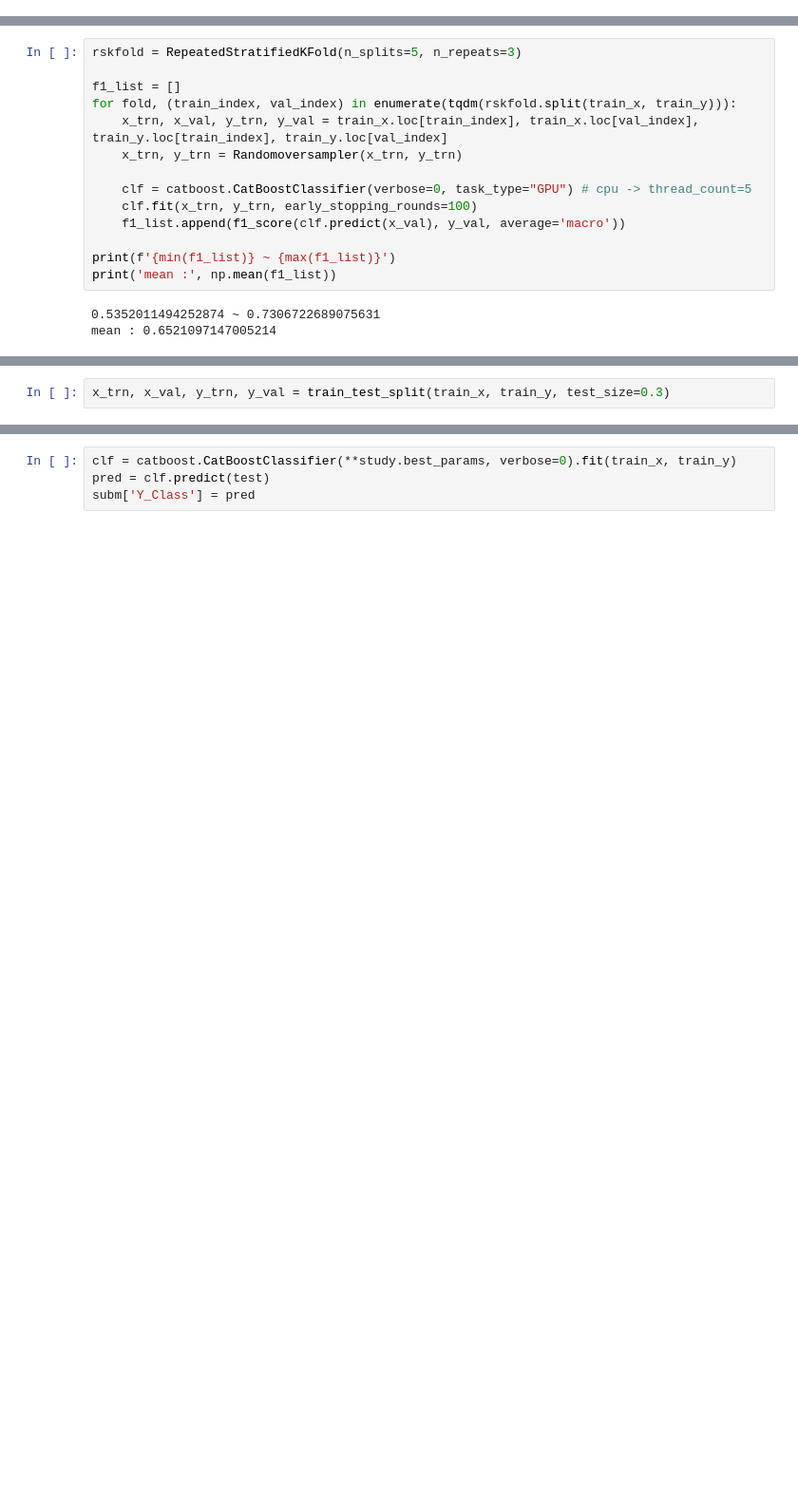
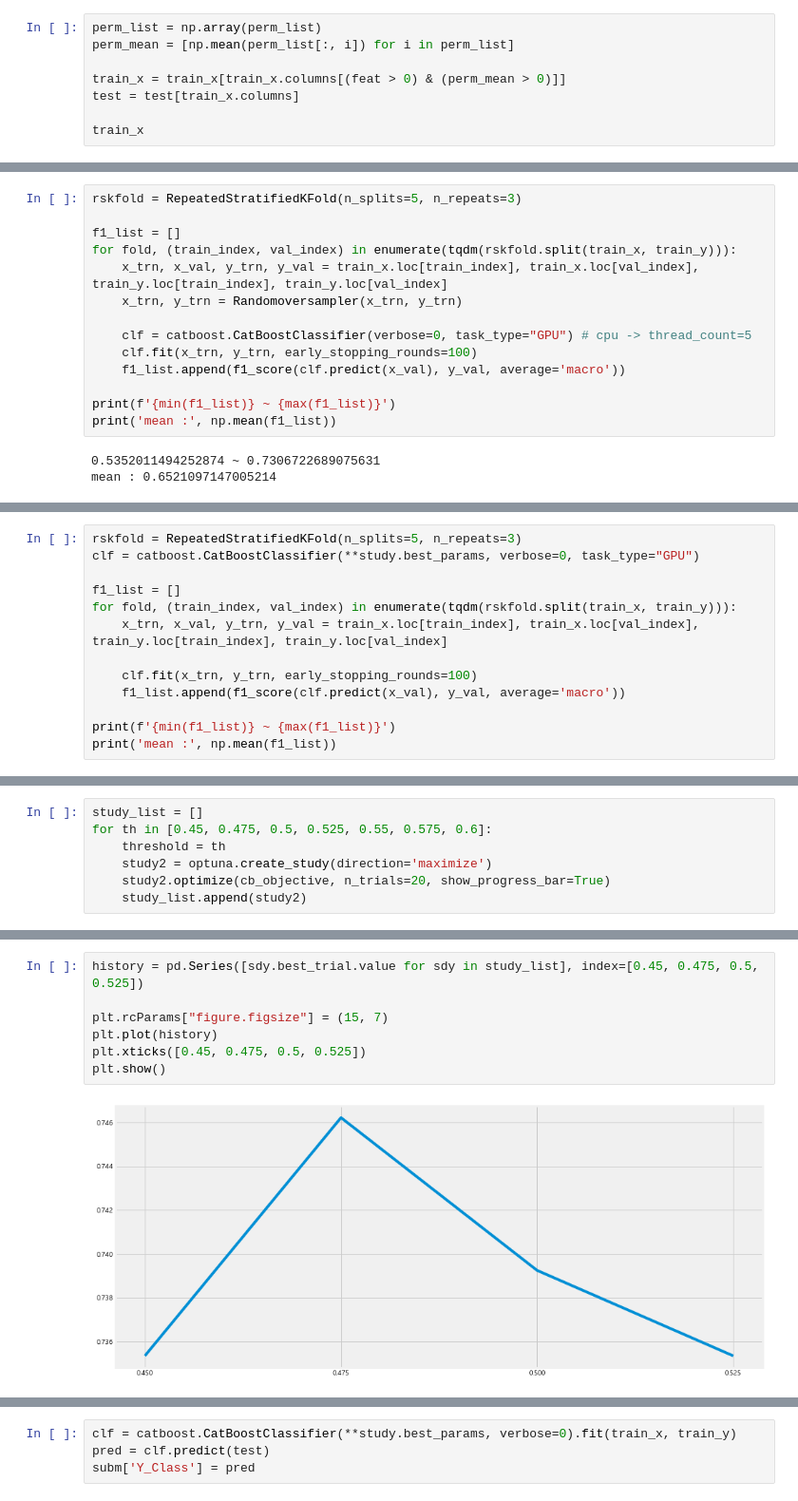
Before and after one commit to Sungjeonghyun/LG_Aimers_2nd, a Jupyter notebook: 정현/이거이거이거이거.ipynb, the cells around one changed output, grey strips where cells are left out. Shown: that part at 95% size. Cells and saved outputs as stored; diff of their text form; blank space fills up the shorter version.

```diff
--- a/정현/이거이거이거이거.ipynb
+++ b/정현/이거이거이거이거.ipynb
@@ -184,3 +220,11 @@ train_x
+# %%
+perm_list = np.array(perm_list)
+perm_mean = [np.mean(perm_list[:, i]) for i in perm_list]
+
+train_x = train_x[train_x.columns[(feat > 0) & (perm_mean > 0)]]
+test = test[train_x.columns]
+
+train_x
 # %%
 rskfold = RepeatedStratifiedKFold(n_splits=5, n_repeats=3)
 
@@ -292,2 +324,0 @@ mean : 0.6521097147005214
-# %%
-x_trn, x_val, y_trn, y_val = train_test_split(train_x, train_y, test_size=0.3)
@@ -403,0 +419,13 @@ def cb_objective(trial):
+# %%
+rskfold = RepeatedStratifiedKFold(n_splits=5, n_repeats=3)
+clf = catboost.CatBoostClassifier(**study.best_params, verbose=0, task_type="GPU")
+
+f1_list = []
+for fold, (train_index, val_index) in enumerate(tqdm(rskfold.split(train_x, train_y))):
+    x_trn, x_val, y_trn, y_val = train_x.loc[train_index], train_x.loc[val_index], train_y.loc[train_index], train_y.loc[val_index]
+
+    clf.fit(x_trn, y_trn, early_stopping_rounds=100)
+    f1_list.append(f1_score(clf.predict(x_val), y_val, average='macro'))
+
+print(f'{min(f1_list)} ~ {max(f1_list)}')
+print('mean :', np.mean(f1_list))
@@ -403,0 +480,7 @@ def cb_objective(trial):
+# %%
+study_list = []
+for th in [0.45, 0.475, 0.5, 0.525, 0.55, 0.575, 0.6]:
+    threshold = th
+    study2 = optuna.create_study(direction='maximize')
+    study2.optimize(cb_objective, n_trials=20, show_progress_bar=True)
+    study_list.append(study2)
@@ -403,0 +574,9 @@ def cb_objective(trial):
+# %%
+history = pd.Series([sdy.best_trial.value for sdy in study_list], index=[0.45, 0.475, 0.5, 0.525])
+
+plt.rcParams["figure.figsize"] = (15, 7)
+plt.plot(history)
+plt.xticks([0.45, 0.475, 0.5, 0.525])
+plt.show()
+# %% [output]
+[figure, added]
```
Also changed, not shown: parts of 53 cells of this notebook.
